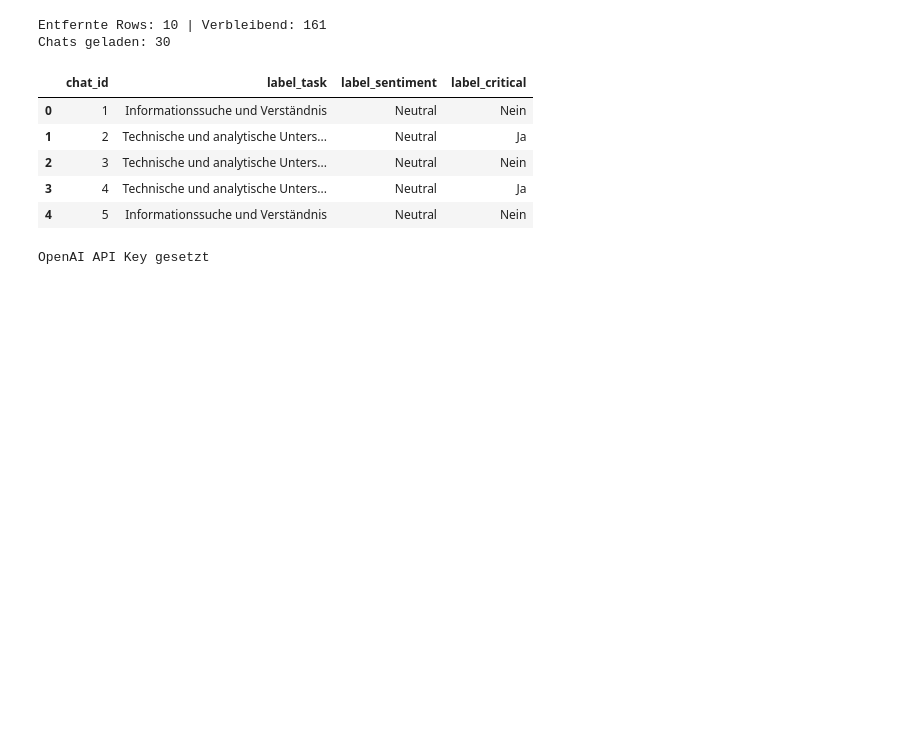
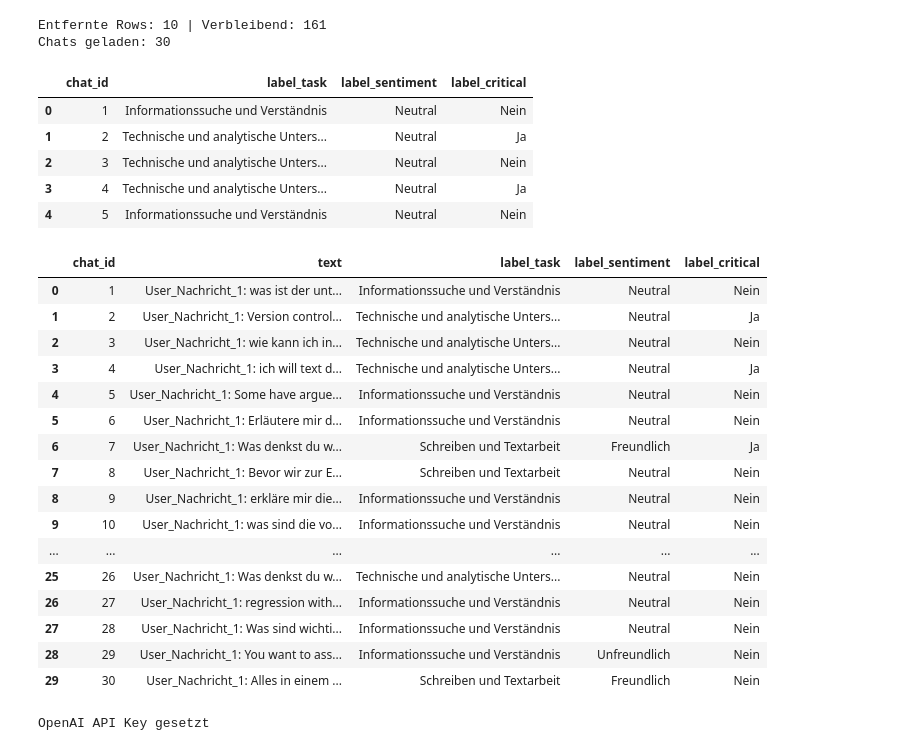
Before and after one commit to lpkiemes/Masterprojekt-Chatbots, a Jupyter notebook: Python_code/llm_pipeline_openai.ipynb, the cells around one changed output. Drawn from its saved outputs; the diff is of its cells as text; code cells hidden in the pictures; blank space fills up the shorter version.

```diff
--- a/Python_code/llm_pipeline_openai.ipynb
+++ b/Python_code/llm_pipeline_openai.ipynb
@@ -65,6 +65,26 @@ Chats geladen: 30
 | 2 | 3 | Technische und analytische Unters... | Neutral | Nein |
 | 3 | 4 | Technische und analytische Unters... | Neutral | Ja |
 | 4 | 5 | Informationssuche und Verständnis | Neutral | Nein |
+# %%
+df_chats
+# %% [output]
+|  | chat_id | text | label_task | label_sentiment | label_critical |
+| 0 | 1 | User_Nachricht_1: was ist der unt... | Informationssuche und Verständnis | Neutral | Nein |
+| 1 | 2 | User_Nachricht_1: Version control... | Technische und analytische Unters... | Neutral | Ja |
+| 2 | 3 | User_Nachricht_1: wie kann ich in... | Technische und analytische Unters... | Neutral | Nein |
+| 3 | 4 | User_Nachricht_1: ich will text d... | Technische und analytische Unters... | Neutral | Ja |
+| 4 | 5 | User_Nachricht_1: Some have argue... | Informationssuche und Verständnis | Neutral | Nein |
+| 5 | 6 | User_Nachricht_1: Erläutere mir d... | Informationssuche und Verständnis | Neutral | Nein |
+| 6 | 7 | User_Nachricht_1: Was denkst du w... | Schreiben und Textarbeit | Freundlich | Ja |
+| 7 | 8 | User_Nachricht_1: Bevor wir zur E... | Schreiben und Textarbeit | Neutral | Nein |
+| 8 | 9 | User_Nachricht_1: erkläre mir die... | Informationssuche und Verständnis | Neutral | Nein |
+| 9 | 10 | User_Nachricht_1: was sind die vo... | Informationssuche und Verständnis | Neutral | Nein |
+| ... | ... | ... | ... | ... | ... |
+| 25 | 26 | User_Nachricht_1: Was denkst du w... | Technische und analytische Unters... | Neutral | Nein |
+| 26 | 27 | User_Nachricht_1: regression with... | Informationssuche und Verständnis | Neutral | Nein |
+| 27 | 28 | User_Nachricht_1: Was sind wichti... | Informationssuche und Verständnis | Neutral | Nein |
+| 28 | 29 | User_Nachricht_1: You want to ass... | Informationssuche und Verständnis | Unfreundlich | Nein |
+| 29 | 30 | User_Nachricht_1: Alles in einem ... | Schreiben und Textarbeit | Freundlich | Nein |
 # %%
 import os
 import pathlib as path
```
Also changed, not shown: 2 other files.
